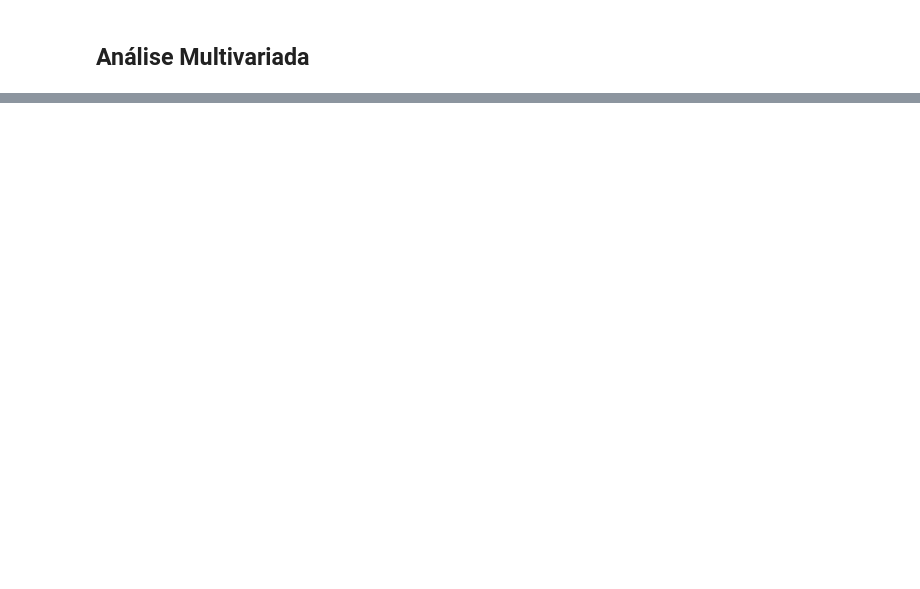
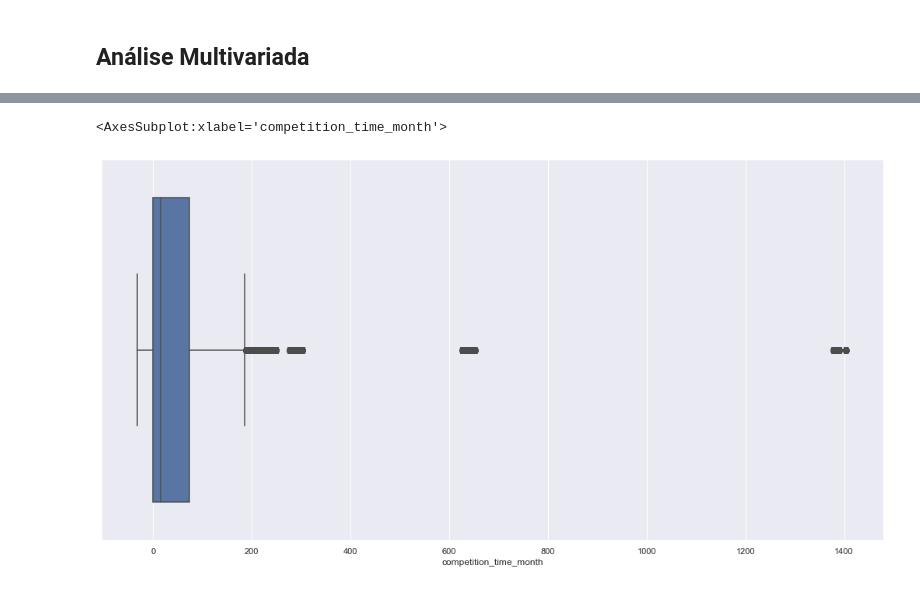
Before and after one commit to nortonvanz/Pharmacy-Sales-Forecast, a Jupyter notebook: notebooks/m04_eda.ipynb, the cells around one changed output, grey strips where cells are left out. Drawn from its saved outputs; the diff is of its cells as text; code cells hidden in the pictures; blank space fills up the shorter version.

```diff
--- a/notebooks/m04_eda.ipynb
+++ b/notebooks/m04_eda.ipynb
@@ -1769,0 +1804,5 @@ Notamos lá nos histogramas que não temos nenhuma variável com distribuição
+# %%
+sns.boxplot( df5['competition_time_month'] ) #tem muitos outliers -> Robust Scaler
+# %% [output]
+<AxesSubplot:xlabel='competition_time_month'>
+[figure, added]
```
Also changed, not shown: parts of 201 cells of this notebook.
